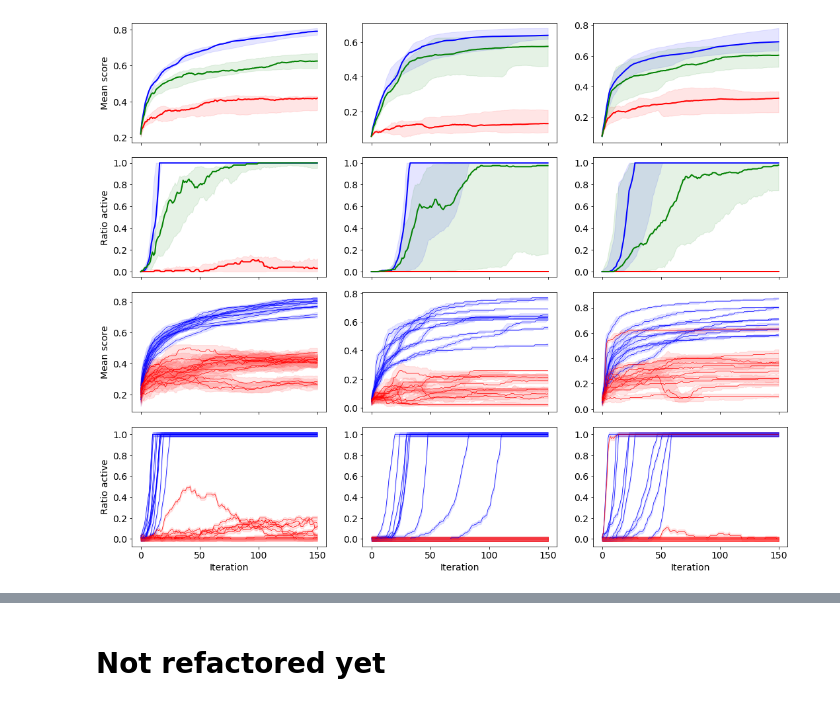
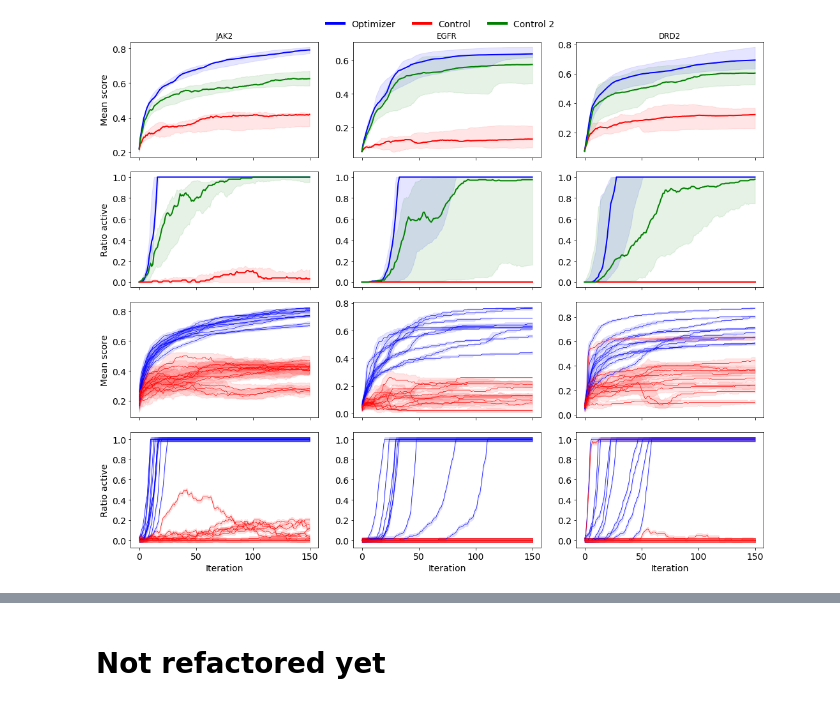
Before and after one commit to ml-jku/mgenerators-failure-modes, a Jupyter notebook: visualization.ipynb, the cells around one changed output, grey strips where cells are left out. Saved outputs shown, nothing was run; the diff lists cells and outputs as text; code cells hidden in the pictures.

Commit message:
more plotting stuff

```diff
--- a/visualization.ipynb
+++ b/visualization.ipynb
@@ -38,11 +46,15 @@ results_dir = Path('results')
 algorithm = 'graph_ga'
 chids = os.listdir(results_dir/algorithm)
 
-
-
-
 order = ['Split1', 'Split2', 'Split1_alt']
-col_dict = {'Split1': 'blue', 'Split2': 'red', 'Split1_alt': 'green'}
-legend_dict = {'Split1':'Optimizer',
-               'Split2': 'Control',
-               'Split1_alt': 'Control 2'}
+col_dict = dict(zip(order, ['blue', 'red', 'green']))
+legend_dict = dict(zip(order, ['Optimizer', 'Control', 'Control 2']))
+# %%
+columns = ['AssayID', 'TargetName', 'TargetID']
+rows = [('CHEMBL3888429', 'JAK2', 'CHEMBL2971'),
+     ('CHEMBL1909203', 'EGFR', 'CHEMBL203'),
+     ('CHEMBL1909140', 'DRD2', 'CHEMBL217')]
+
+assay_info = pd.DataFrame(rows, columns=columns)
+chid_name = dict(zip(assay_info['AssayID'], assay_info['TargetName']))
+assay_info
@@ -49,35 +66,45 @@ legend_dict = {'Split1':'Optimizer',
 # %%
-from plot_utils import median_score_single, ratio_active_single, median_score_compound, ratio_active_compound, plot_wrapper
+
+# some variables for axis labels
+xlabel=None
+ms = 'Mean score'
+ra = 'Ratio active'
+
+#TODO: make better yticks
+fig, axes = plt.subplots(nrows=4, ncols=len(chids), figsize=(15,12), sharex=True)
+ax[0][0].set_title(chids[0])
+
+# store aucs while looping
+aucs = {}
+for i, chid in enumerate(chids):
+    summary_dir = results_dir/algorithm/chid/'summary'
+    os.makedirs(summary_dir, exist_ok=True)
+
+    preds_internal, preds_external, auc = load_chid(results_dir/algorithm/chid, order)
+    aucs[chid] = auc
+
+    plot_wrapper(preds_internal, median_score_compound, name='median_score_compound', xlabel=xlabel, ylabel=ms, col_dict=col_dict, legend_dict=legend_dict, skip=None, ax=axes[0][i], legend=False, lw=2)
+    plot_wrapper(preds_internal, ratio_active_compound, name='ratio_active_compound', xlabel=xlabel, ylabel=ra, col_dict=col_dict, legend_dict=legend_dict, skip=None, ax=axes[1][i], legend=False, lw=2)
+    plot_wrapper(preds_internal, median_score_single, name='median_score_single', xlabel=xlabel, ylabel=ms, col_dict=col_dict, legend_dict=legend_dict, skip=True, ax=axes[2][i],legend=False, lw=0.7)
+    xlabel = 'Iteration'
+    plot_wrapper(preds_internal, ratio_active_single, name='ratio_active_single', xlabel=xlabel, ylabel=ra, col_dict=col_dict,legend_dict=legend_dict, skip=True, ax=axes[3][i], legend=False, lw=0.7)
+    xlabel = None
+    ms, ra = None, None
 
 
+fig.tight_layout()
+figp = pickle.dumps(fig)
+
+for i, chid in enumerate(chids): axes[0][i].set_title(chid_name[chid], fontsize=12)
+
+custom_lines = [Line2D([0], [0], color=color, lw=4) for color in col_dict.values()]
+fig.legend(custom_lines, list(legend_dict.values()), loc='upper center', ncol=3, bbox_to_anchor=(0.5, 1.025), frameon=False)
+
+# plt.legend()
+# ax[0][1].legend(handles=[1,2,3], loc='center')
 
 #     plt.savefig(summary_dir/f'{name}.pdf')
 #     plt.savefig(summary_dir/f'{name}.jpg')
 #     plt.show()
 #     plt.clf()
-
-
-xlabel=None
-ms = 'Mean score'
-ra = 'Ratio active'
-
-fig, axes = plt.subplots(nrows=4, ncols=len(chids), figsize=(15,12), sharex=True)
-
-for i, chid in enumerate(chids):
-    print(chid)
-    summary_dir = results_dir/algorithm/chid/'summary'
-    os.makedirs(summary_dir, exist_ok=True)
-
-    preds_internal, preds_external, aucs = load_chid(results_dir/algorithm/chid, order)
-
-
-    plot_wrapper(preds_internal, median_score_compound, name='median_score_compound', xlabel=xlabel, ylabel=ms, col_dict=col_dict, skip=None, ax=axes[0][i], legend=False, lw=2)
-    plot_wrapper(preds_internal, ratio_active_compound, name='ratio_active_compound', xlabel=xlabel, ylabel=ra, col_dict=col_dict, skip=None, ax=axes[1][i], legend=False, lw=2)
-    plot_wrapper(preds_internal, median_score_single, name='median_score_single', xlabel=xlabel, ylabel=ms, col_dict=col_dict, skip=True, ax=axes[2][i],legend=False, lw=0.7)
-    xlabel = 'Iteration'
-    plot_wrapper(preds_internal, ratio_active_single, name='ratio_active_single', xlabel=xlabel, ylabel=ra, col_dict=col_dict, skip=True, ax=axes[3][i], legend=False, lw=0.7)
-    xlabel = None
-    ms, ra = None, None
-
-fig.tight_layout()
 # %% [output]
@@ -87 +112 @@ CHEMBL1909140
-[figure, old version]
+[figure, new version]
```
Also changed, not shown: parts of 6 cells of this notebook, 1 other file.
